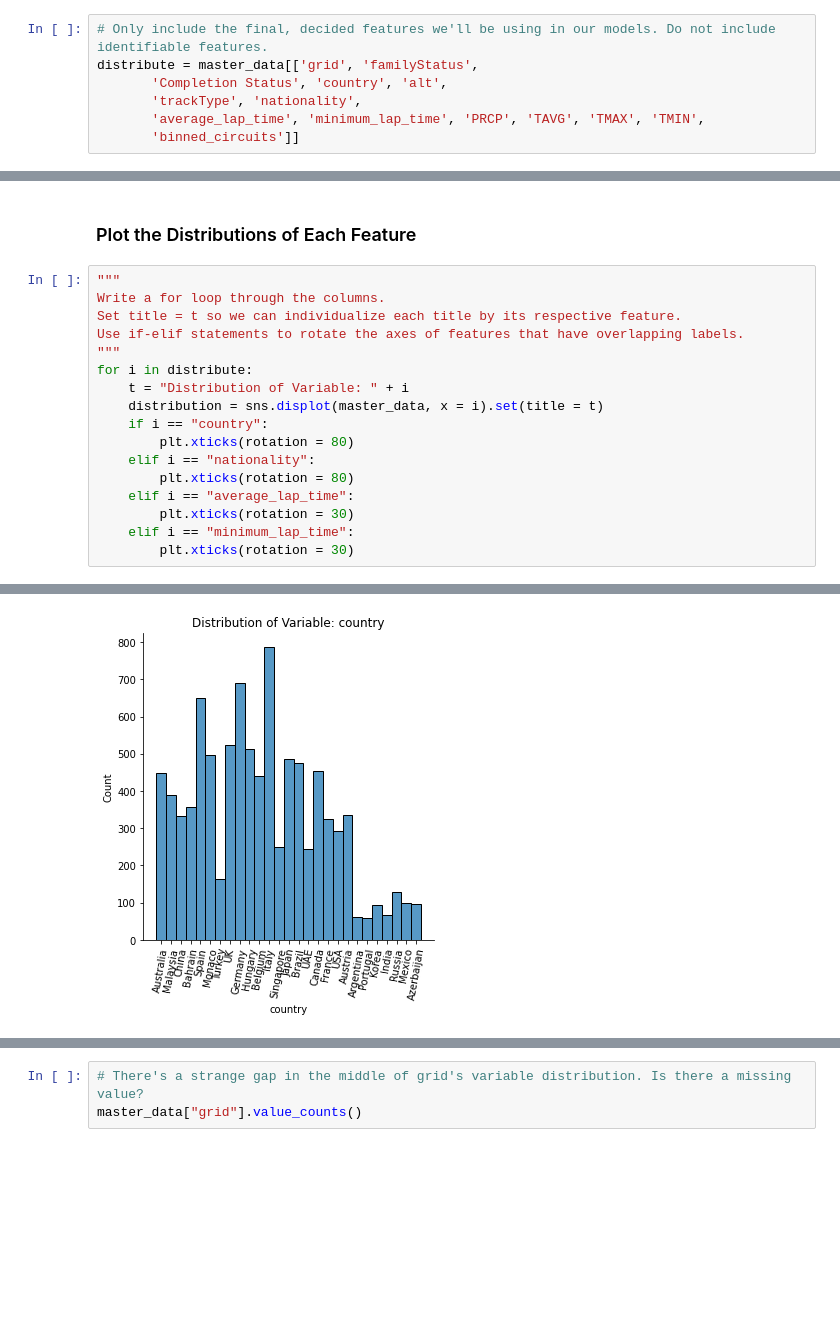
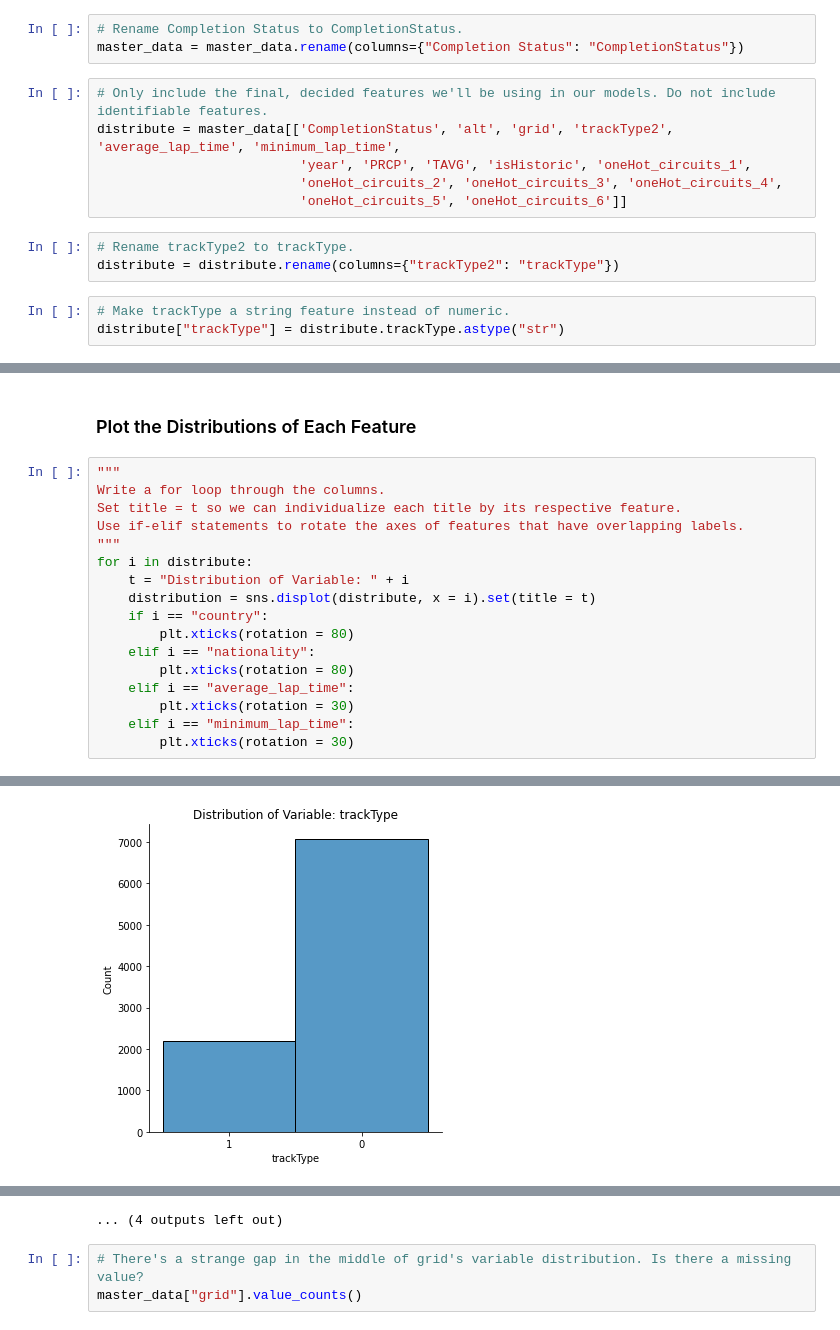
Before and after one commit to georgetown-analytics/Formula1, a Jupyter notebook: Variable_Distribution.ipynb, the cells around one changed output, grey strips where cells are left out. Saved outputs shown, nothing was run; the diff lists cells and outputs as text; blank space fills up the shorter version.

```diff
--- a/Variable_Distribution.ipynb
+++ b/Variable_Distribution.ipynb
@@ -29,8 +30,16 @@ Index(['raceId', 'driverId', 'constructorId', 'grid', 'laps', 'familyStatus',
       dtype='object')
+# %%
+# Rename Completion Status to CompletionStatus.
+master_data = master_data.rename(columns={"Completion Status": "CompletionStatus"})
 # %%
 # Only include the final, decided features we'll be using in our models. Do not include identifiable features.
-distribute = master_data[['grid', 'familyStatus',
-       'Completion Status', 'country', 'alt',
-       'trackType', 'nationality',
-       'average_lap_time', 'minimum_lap_time', 'PRCP', 'TAVG', 'TMAX', 'TMIN',
-       'binned_circuits']]
+distribute = master_data[['CompletionStatus', 'alt', 'grid', 'trackType2', 'average_lap_time', 'minimum_lap_time',
+                          'year', 'PRCP', 'TAVG', 'isHistoric', 'oneHot_circuits_1',
+                          'oneHot_circuits_2', 'oneHot_circuits_3', 'oneHot_circuits_4',
+                          'oneHot_circuits_5', 'oneHot_circuits_6']]
+# %%
+# Rename trackType2 to trackType.
+distribute = distribute.rename(columns={"trackType2": "trackType"})
+# %%
+# Make trackType a string feature instead of numeric.
+distribute["trackType"] = distribute.trackType.astype("str")
@@ -44,7 +58,7 @@ Use if-elif statements to rotate the axes of features that have overlapping labe
 """
 for i in distribute:
     t = "Distribution of Variable: " + i
-    distribution = sns.displot(master_data, x = i).set(title = t)
+    distribution = sns.displot(distribute, x = i).set(title = t)
     if i == "country":
         plt.xticks(rotation = 80)
     elif i == "nationality":
@@ -60 +74 @@ for i in distribute:
-[figure, old version]
+[figure, new version]
@@ -71,3 +83,4 @@ for i in distribute:
+... (4 outputs left out)
 # %%
 # There's a strange gap in the middle of grid's variable distribution. Is there a missing value?
 master_data["grid"].value_counts()
```
Also changed, not shown: parts of 4 cells of this notebook.
